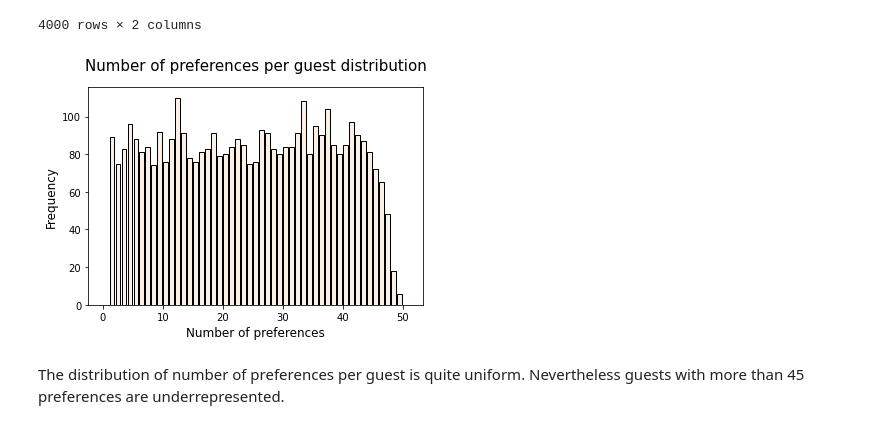
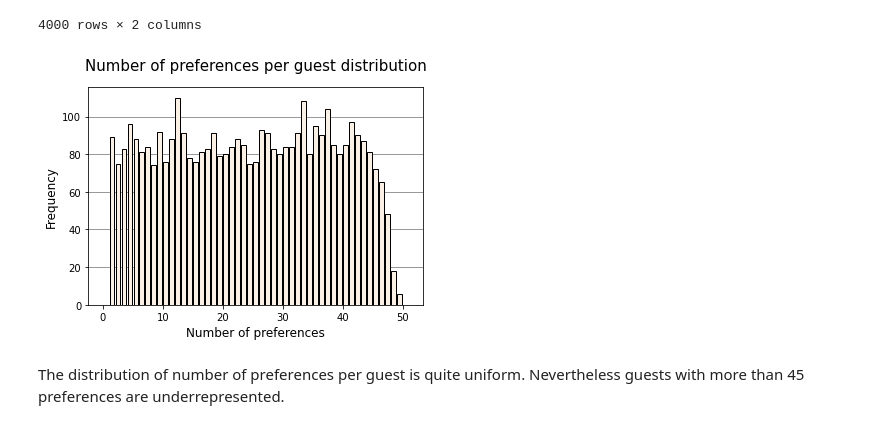
Before and after one commit to giacomonottoli/sogni_doro, a Jupyter notebook: EDA.ipynb, the cells around one changed output. Drawn from its saved outputs; the diff is of its cells as text; code cells hidden in the pictures.

```diff
--- a/EDA.ipynb
+++ b/EDA.ipynb
@@ -161,13 +162,15 @@ grouped
 # %%
 fig, ax1 = plt.subplots()
 x = range (grouped.hotel.min()-1,grouped.hotel.max()+3)
 ax1.hist(grouped.hotel,bins = x, rwidth=0.8,align='mid', color='linen',ec = 'black')
 plt.title('Number of preferences per guest distribution',fontsize=15,y=1.05)
 ax1.set_ylabel('Frequency',fontsize=12)
 ax1.set_xlabel('Number of preferences',fontsize=12)
+ax1.set_axisbelow(True)
+ax1.yaxis.grid(color='gray', linestyle='solid')
 fig.savefig('pics/Number_of_pref_per_guest.png',bbox_inches='tight')
 # %% [output]
-[figure, old version]
+[figure, new version]
 # %% [markdown]
 The distribution of number of preferences per guest is quite uniform. Nevertheless guests with more than 45 preferences are underrepresented.
 # %%
```
Also changed, not shown: parts of 3 cells of this notebook, 11 other files.
